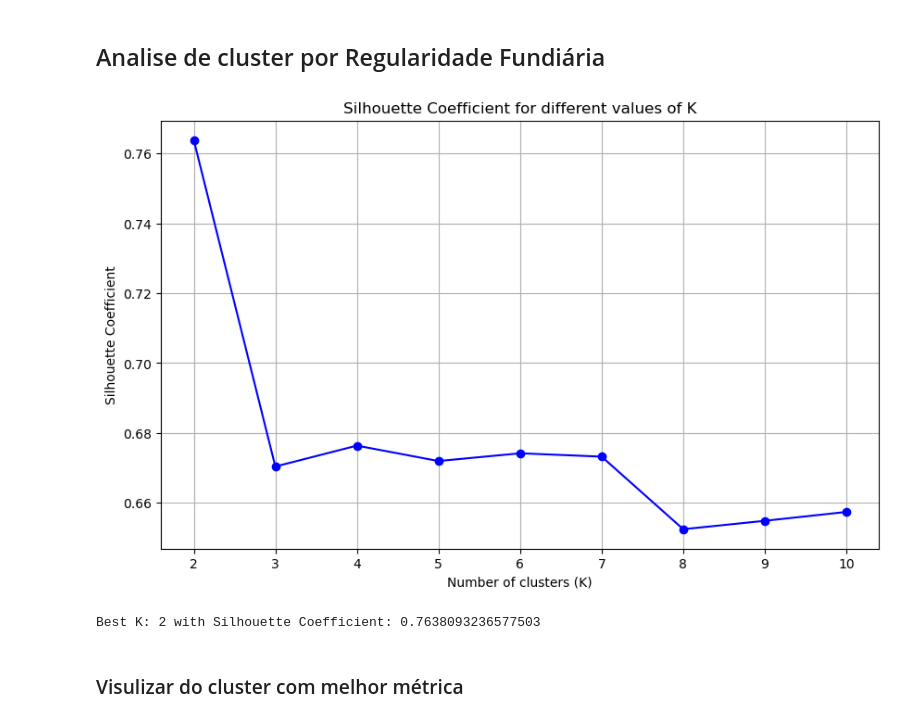
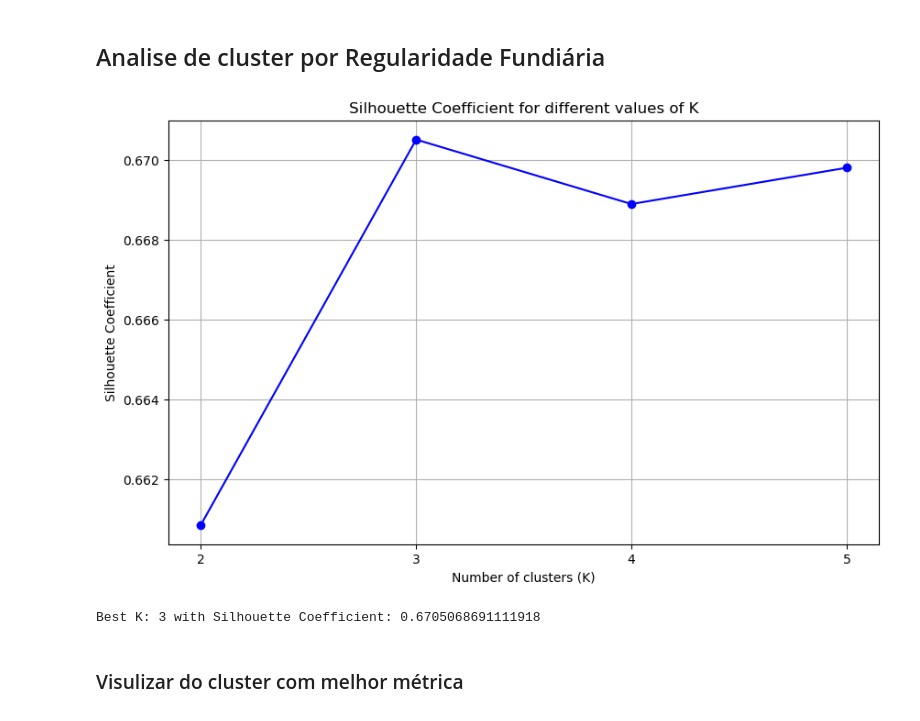
Before and after one commit to giovanniattina/assentamentos-precarios, a Jupyter notebook: Cluster Analise.ipynb, the cells around one changed output. Cells and saved outputs as stored; diff of their text form; code cells hidden in the pictures.

Commit message:
add cluster for all indexes

```diff
--- a/Cluster Analise.ipynb
+++ b/Cluster Analise.ipynb
@@ -35,6 +35,7 @@ col_dic = {
     "D1_017_d_sum": "Quantidade de domicílios com acesso à rede de esgoto geral CENSO 2010",
     "D1_035_d_sum": "Quantidade de domicílios com lixo coletado CENSO 2010",
     "D1_044_d_sum": "Quantidade de domicílios com energia elétrica de companhia distribuidora CENSO 2010",
+    "esp_1": "Quantidade de Residenciais CNEFE 2022"
 }
 # %%
 df = dados[col_dic.keys()]
@@ -172,15 +134,56 @@ def find_best_kmeans(data, k_range=(2, 10)):
     - CNEFE: Apenas domicílios particulares
     - IPTU: Apenas lançamentos com uso residencial
 - Indices de infraestrutura urbana
+# %%
+# Função para aplicar K-means e plotar o coeficiente de silhueta
+def find_best_kmeans(data, k_range=(2, 10)):
+    # Padronizar os dados para melhorar o desempenho do K-means
+    scaler = StandardScaler()
+    scaled_data = scaler.fit_transform(data)
+
+    # Armazenar os resultados
+    silhouette_scores = []
+    k_values = list(range(k_range[0], k_range[1] + 1))
+
+    # Testar diferentes valores de K
+    for k in k_values:
+        kmeans = MiniBatchKMeans(n_clusters=k, random_state=RANDOM_STATE, init="random", n_init=1000)
+        # use minibatch because of the peformance
+        cluster_labels = kmeans.fit_predict(scaled_data)
+        silhouette_avg = silhouette_score(scaled_data, cluster_labels)
+        silhouette_scores.append(silhouette_avg)
+
+    # Plotar o coeficiente de silhueta
+    plt.figure(figsize=(10, 6))
+    plt.plot(k_values, silhouette_scores, 'bo-', color='blue', marker='o', label='Silhouette Score')
+    plt.xlabel('Number of clusters (K)')
+    plt.ylabel('Silhouette Coefficient')
+    plt.title('Silhouette Coefficient for different values of K')
+    plt.xticks(k_values)
+    plt.grid(True)
+    plt.show()
+
+    # Escolher o melhor valor de K (máximo coeficiente de silhueta)
+    best_k = k_values[np.argmax(silhouette_scores)]
+    print(f"Best K: {best_k} with Silhouette Coefficient: {max(silhouette_scores)}")
+
+    # Treinar o KMeans com o melhor K
+    best_kmeans = KMeans(n_clusters=best_k, random_state=RANDOM_STATE, init="random", n_init=1000)
+    #using kmeans because the results are litter better
+    best_kmeans.fit(scaled_data)
+
+    # Retornar os centróides e rótulos do cluster
+    centroids = scaler.inverse_transform(best_kmeans.cluster_centers_)  # Desescalonar para os valores originais
+    return best_k, centroids, best_kmeans.labels_
 # %% [markdown]
 ## Analise de cluster por Regularidade Fundiária
 # %%
 regul_fun = ["qnt_unidades_sum", "esp_1"]
 # %%
-best_k, centroids, labels = find_best_kmeans(df[regul_fun], k_range=(2, 10))
+best_k, centroids, labels = find_best_kmeans(df[regul_fun], k_range=(2, 5))
 # %% [output]
-[figure, old version]
+[figure, new version]
-Best K: 2 with Silhouette Coefficient: 0.7638093236577503
+Best K: 3 with Silhouette Coefficient: 0.6705068691111918
 # %% [markdown]
 ### Visulizar do cluster com melhor métrica
 # %%
```
Also changed, not shown: parts of 21 cells of this notebook.
